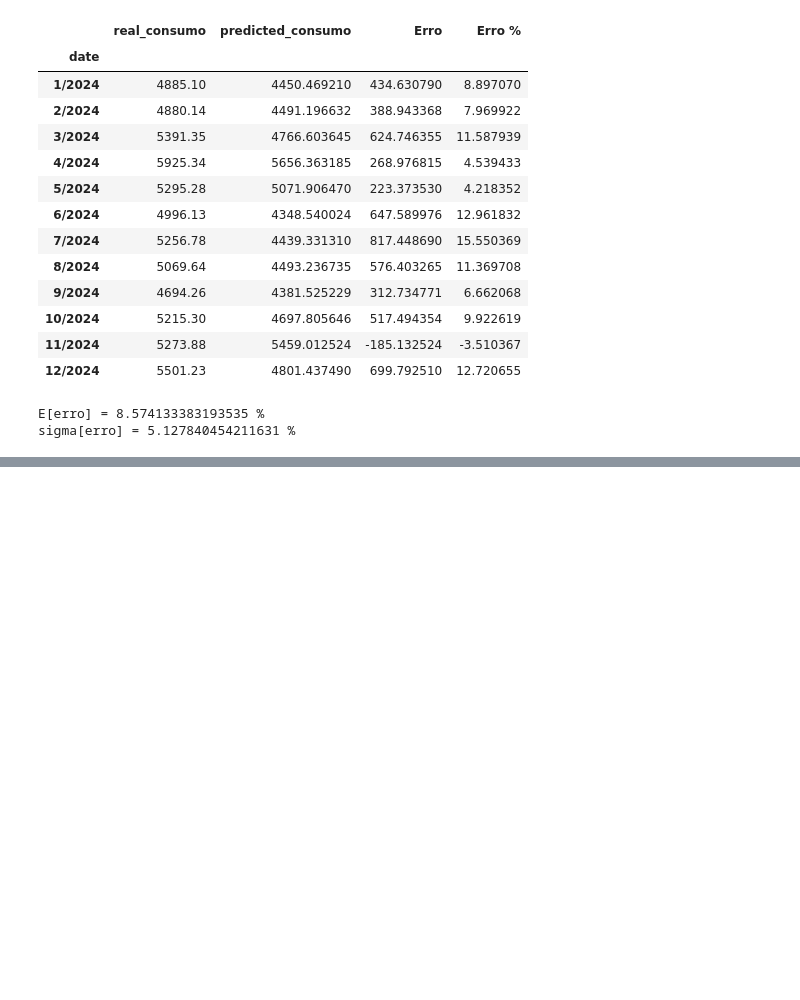
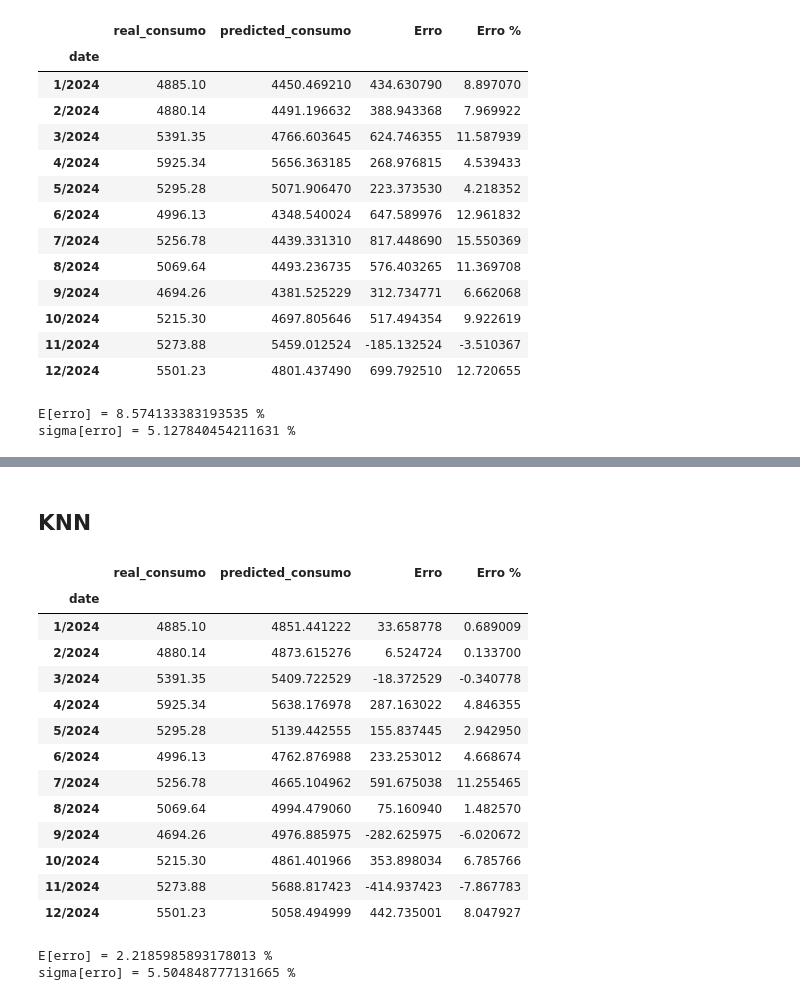
Before and after one commit to V-kr0pt/vivix_energy_consumption, a Jupyter notebook: prediction_analysis.ipynb, the cells around one changed output, grey strips where cells are left out. Drawn from its saved outputs; the diff is of its cells as text; code cells hidden in the pictures; blank space fills up the shorter version.

```diff
--- a/prediction_analysis.ipynb
+++ b/prediction_analysis.ipynb
@@ -627,0 +662,49 @@ sigma[erro] = 5.127840454211631 %
+# %% [markdown]
+## KNN
+# %%
+prediction_data_path = 'results/output_data/KNN.csv'
+prediction_data = pd.read_csv(prediction_data_path)
+
+# we will transform all the predicted values in MWh, so multiply by 24
+prediction_data['predicted_consumo'] = prediction_data['predicted_consumo'] * 24
+
+# Now, we want to group by month and sum the predicted energy
+prediction_data['month'] = pd.to_datetime(prediction_data['datetime']).dt.month
+prediction_data['year'] = pd.to_datetime(prediction_data['datetime']).dt.year
+prediction_data = prediction_data.drop(columns=['datetime'])
+prediction_data = prediction_data.groupby(['month', 'year']).sum()
+
+# Only for beauty we'll join the month and year columns
+prediction_data['date'] = prediction_data.index
+prediction_data['date'] = prediction_data['date'].apply(lambda x: f'{x[0]}/{x[1]}')
+prediction_data = prediction_data.reset_index()
+prediction_data = prediction_data.drop(columns=['month', 'year'])
+prediction_data = prediction_data.set_index('date')
+
+# Now we will make a dataframe that contains the difference between the real values and the predicted values
+diff = real_values
+diff['predicted_consumo'] = prediction_data['predicted_consumo']
+diff['Erro'] = diff['real_consumo'] - diff['predicted_consumo']
+diff['Erro %'] = diff['Erro'] / diff['real_consumo'] * 100
+diff
+# %% [output]
+|  | real_consumo | predicted_consumo | Erro | Erro % |
+| date |  |  |  |  |
+| 1/2024 | 4885.10 | 4851.441222 | 33.658778 | 0.689009 |
+| 2/2024 | 4880.14 | 4873.615276 | 6.524724 | 0.133700 |
+| 3/2024 | 5391.35 | 5409.722529 | -18.372529 | -0.340778 |
+| 4/2024 | 5925.34 | 5638.176978 | 287.163022 | 4.846355 |
+| 5/2024 | 5295.28 | 5139.442555 | 155.837445 | 2.942950 |
+| 6/2024 | 4996.13 | 4762.876988 | 233.253012 | 4.668674 |
+| 7/2024 | 5256.78 | 4665.104962 | 591.675038 | 11.255465 |
+| 8/2024 | 5069.64 | 4994.479060 | 75.160940 | 1.482570 |
+| 9/2024 | 4694.26 | 4976.885975 | -282.625975 | -6.020672 |
+| 10/2024 | 5215.30 | 4861.401966 | 353.898034 | 6.785766 |
+| 11/2024 | 5273.88 | 5688.817423 | -414.937423 | -7.867783 |
+| 12/2024 | 5501.23 | 5058.494999 | 442.735001 | 8.047927 |
+# %%
+print(f"E[erro] = {diff['Erro %'].mean()} %")
+print(f"sigma[erro] = {diff['Erro %'].std()} %")
+# %% [output]
+E[erro] = 2.2185985893178013 %
+sigma[erro] = 5.504848777131665 %
```
Also changed, not shown: parts of 10 cells of this notebook, 1 other file.
